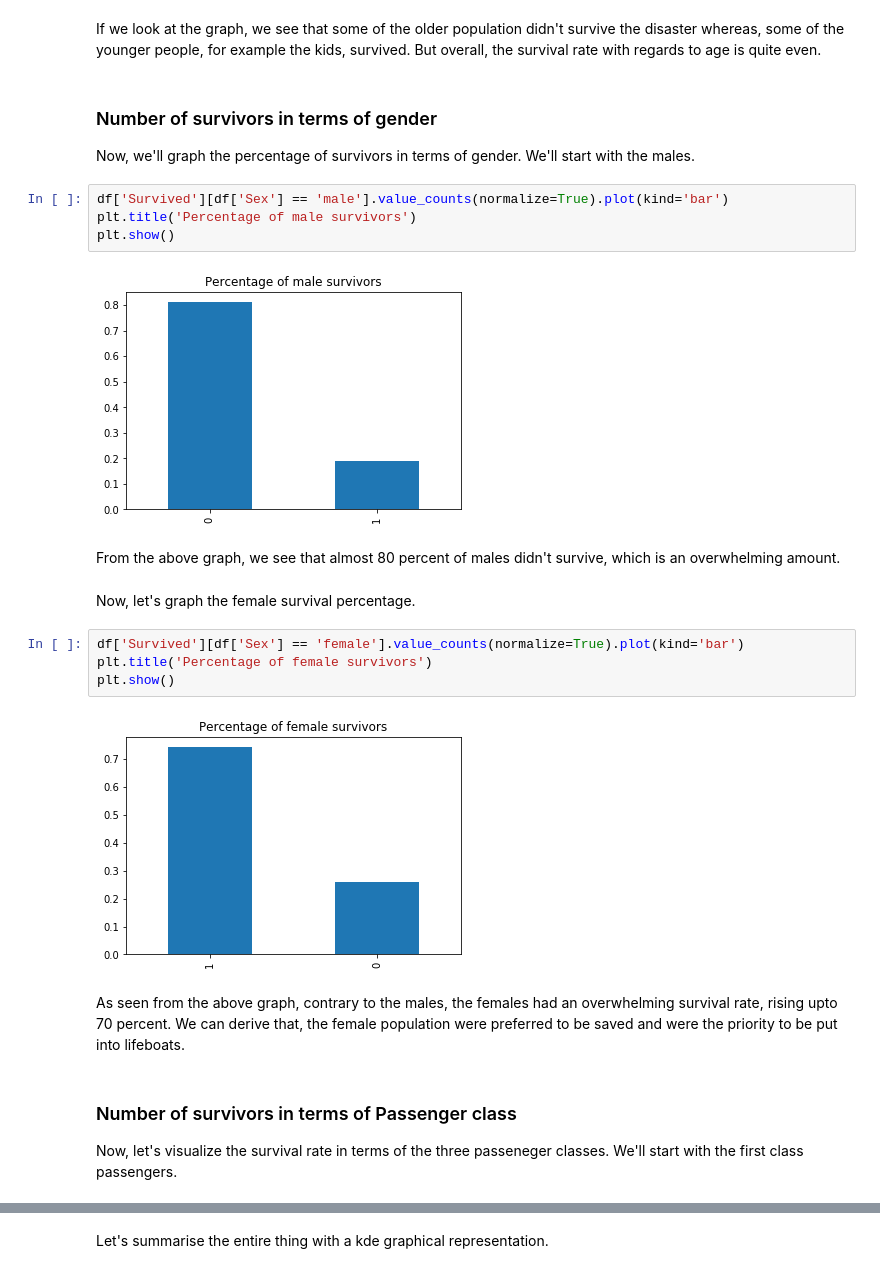
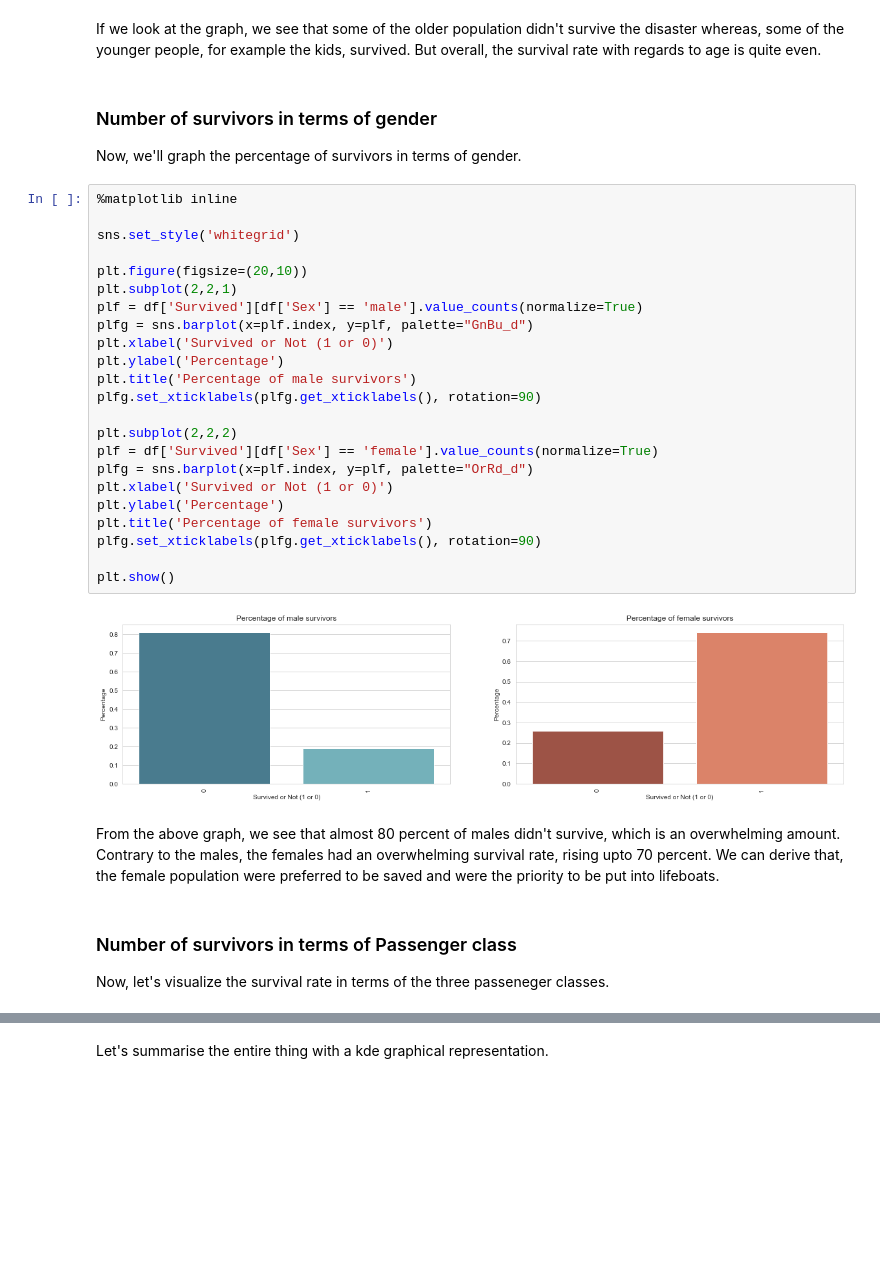
Before and after one commit to hosadman/titanic-survivor-prediction, a Jupyter notebook: Titanic-Survivor-Prediction-Analysis.ipynb, the cells around one changed output, grey strips where cells are left out. Saved outputs shown, nothing was run; the diff lists cells and outputs as text; blank space fills up the shorter version.

Commit message:
Updated the matplotlib graphs to seaborn graphs

```diff
--- a/Titanic-Survivor-Prediction-Analysis.ipynb
+++ b/Titanic-Survivor-Prediction-Analysis.ipynb
@@ -156,26 +156,35 @@ If we look at the graph, we see that some of the older population didn't survive
 # %% [markdown]
 ### Number of survivors in terms of gender
 
-Now, we'll graph the percentage of survivors in terms of gender. We'll start with the males.
+Now, we'll graph the percentage of survivors in terms of gender.
-# %%
-df['Survived'][df['Sex'] == 'male'].value_counts(normalize=True).plot(kind='bar')
-plt.title('Percentage of male survivors')
-plt.show()
-# %% [output]
-[figure, removed]
+# %%
+%matplotlib inline
+
+sns.set_style('whitegrid')
+
+plt.figure(figsize=(20,10))
+plt.subplot(2,2,1)
+plf = df['Survived'][df['Sex'] == 'male'].value_counts(normalize=True)
+plfg = sns.barplot(x=plf.index, y=plf, palette="GnBu_d")
+plt.xlabel('Survived or Not (1 or 0)')
+plt.ylabel('Percentage')
+plt.title('Percentage of male survivors')
+plfg.set_xticklabels(plfg.get_xticklabels(), rotation=90)
+
+plt.subplot(2,2,2)
+plf = df['Survived'][df['Sex'] == 'female'].value_counts(normalize=True)
+plfg = sns.barplot(x=plf.index, y=plf, palette="OrRd_d")
+plt.xlabel('Survived or Not (1 or 0)')
+plt.ylabel('Percentage')
+plt.title('Percentage of female survivors')
+plfg.set_xticklabels(plfg.get_xticklabels(), rotation=90)
+
+plt.show()
+# %% [output]
+[figure, added]
 # %% [markdown]
-From the above graph, we see that almost 80 percent of males didn't survive, which is an overwhelming amount.
+From the above graph, we see that almost 80 percent of males didn't survive, which is an overwhelming amount. Contrary to the males, the females had an overwhelming survival rate, rising upto 70 percent. We can derive that, the female population were preferred to be saved and were the priority to be put into lifeboats.
-# %% [markdown]
-Now, let's graph the female survival percentage.
-# %%
-df['Survived'][df['Sex'] == 'female'].value_counts(normalize=True).plot(kind='bar')
-plt.title('Percentage of female survivors')
-plt.show()
-# %% [output]
-[figure, removed]
-# %% [markdown]
-As seen from the above graph, contrary to the males, the females had an overwhelming survival rate, rising upto 70 percent. We can derive that, the female population were preferred to be saved and were the priority to be put into lifeboats.
 # %% [markdown]
 ### Number of survivors in terms of Passenger class
 
-Now, let's visualize the survival rate in terms of the three passeneger classes. We'll start with the first class passengers.
+Now, let's visualize the survival rate in terms of the three passeneger classes.
```
Also changed, not shown: parts of 21 cells of this notebook.
